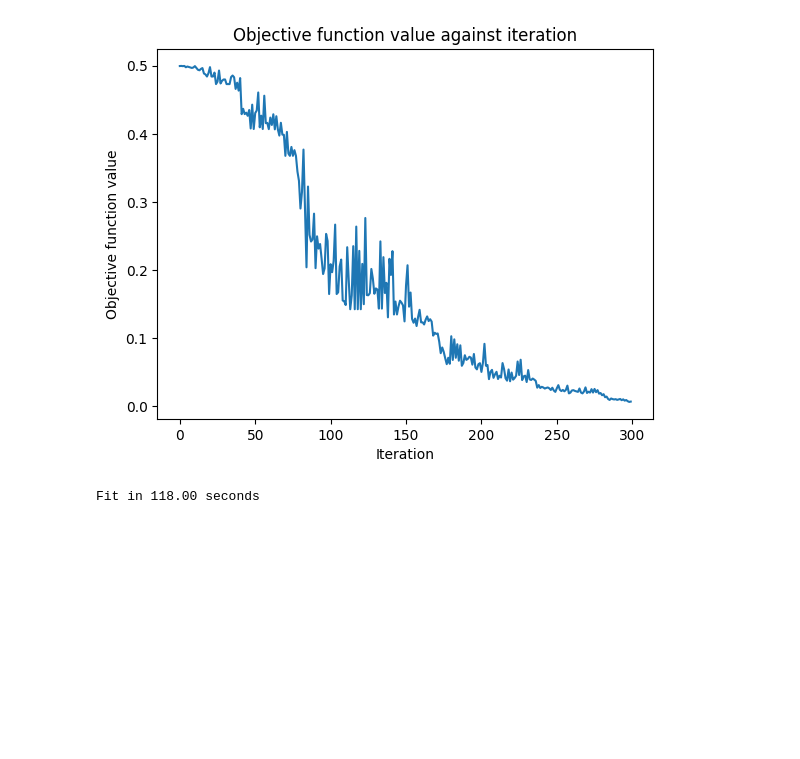
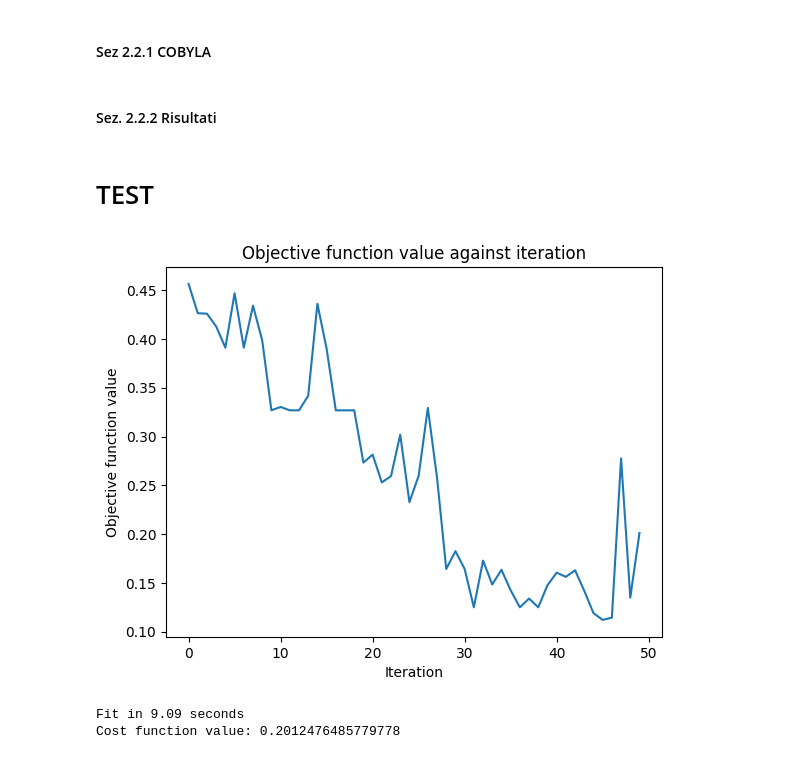
Before and after one commit to mattia-robbiano/quantum-autoencoder, a Jupyter notebook: main.ipynb, the cells around one changed output. Cells and saved outputs as stored; diff of their text form; code cells hidden in the pictures; blank space fills up the shorter version.

```diff
--- a/main.ipynb
+++ b/main.ipynb
@@ -17,14 +81,19 @@ from IPython.display import clear_output
 # %%
-#BUILD QUANTUM CIRCUIT
-InputStateDimension = 10
+#Parametri
+q = [0,0,1,1,1,0,0,0,0,0] #input state
 EncodedStateDimension = 3
 Depth = 3
 
+#Costruisco encoder
+InputStateDimension = len(q)
 Encoder = EncoderBuilder(InputStateDimension, EncodedStateDimension, Depth)
+#Costruisco circuito generico, resetto qubit a 0 e applico X ai qubit 2,3,4
 Circuit = QuantumCircuit(Encoder.num_qubits, Encoder.num_clbits)
 for i in range(Circuit.num_qubits):
     Circuit.reset(i)
-for i in range(2,5,1):
-    Circuit.x(i)
+for i in range(InputStateDimension):
+    if q[i] == 1:
+        Circuit.x(i)
 Circuit.compose(Encoder, inplace=True)
 #Circuit.draw('mpl', filename='circuit.png')
+#Circuit.draw()
@@ -55,6 +162,10 @@ def cost_function(params_values):
     plt.plot(range(len(objective_func_vals)), objective_func_vals)
     plt.show()
     return cost
+# %% [markdown]
+#### Sez 2.2.1 COBYLA
+# %% [markdown]
+#### Sez. 2.2.2 Risultati
 # %%
 objective_func_vals = []
 # Initialize the COBYLA optimizer
@@ -71,6 +182,5 @@ opt_result = opt.minimize(cost_function,initial_point)
 elapsed = time.time() - start
 
 print(f"Fit in {elapsed:0.2f} seconds")
-# %% [output]
-[figure, removed]
-Fit in 118.00 seconds
+# %% [markdown]
+# TEST
@@ -76,0 +214,55 @@ Fit in 118.00 seconds
+# %%
+def generate_random_binary_vector(dim):
+    return np.random.randint(2, size=dim)
+
+#Definisco qubit randomico di dimensione n
+vector_dimension = 2
+q = generate_random_binary_vector(vector_dimension)
+
+EncodedStateDimension = 3
+Depth = 3
+
+#Costruisco encoder
+InputStateDimension = len(q)
+Encoder = EncoderBuilder(InputStateDimension, EncodedStateDimension, Depth)
+#Costruisco circuito generico, resetto qubit a 0 e applico X ai qubit 2,3,4
+Circuit = QuantumCircuit(Encoder.num_qubits, Encoder.num_clbits)
+for i in range(Circuit.num_qubits):
+    Circuit.reset(i)
+for i in range(InputStateDimension):
+    if q[i] == 1:
+        Circuit.x(i)
+Circuit.compose(Encoder, inplace=True)
+#Circuit.draw('mpl', filename='circuit.png')
+#Circuit.draw()
+
+qnn = SamplerQNN(
+circuit=Circuit, #circuito completo
+input_params=[], #guess iniziale lasciato a SamplerQNN, quindi randomici
+weight_params=Circuit.parameters, #identificato i parametri del circuito, quindi i parametri di RealAmplitudes
+interpret=identity_interpret,
+output_shape=2, #l'output del circuito può essere 1 o 0, una stringa binaria di dimensione 2
+)
+
+objective_func_vals = []
+# Initialize the COBYLA optimizer
+opt = COBYLA(maxiter=50)
+num_parameters = Circuit.num_parameters
+initial_point = np.random.rand(num_parameters)  # Set the initial parameters
+print('Number of parameters in quantum circuit: ',Circuit.num_parameters)
+print('Initial parameters in quantum circuit: ',initial_point)
+
+# Perform optimization
+start = time.time()
+opt_result = opt.minimize(cost_function,initial_point)
+#print('Cost function value:', cost_function(initial_point))
+elapsed = time.time() - start
+
+print(f"Fit in {elapsed:0.2f} seconds")
+
+#print last element of objective_func_vals
+print('Cost function value:', objective_func_vals[-1])
+# %% [output]
+[figure, added]
+Fit in 9.09 seconds
+Cost function value: 0.2012476485779778
```
Also changed, not shown: parts of 33 cells of this notebook, 14 other files.
